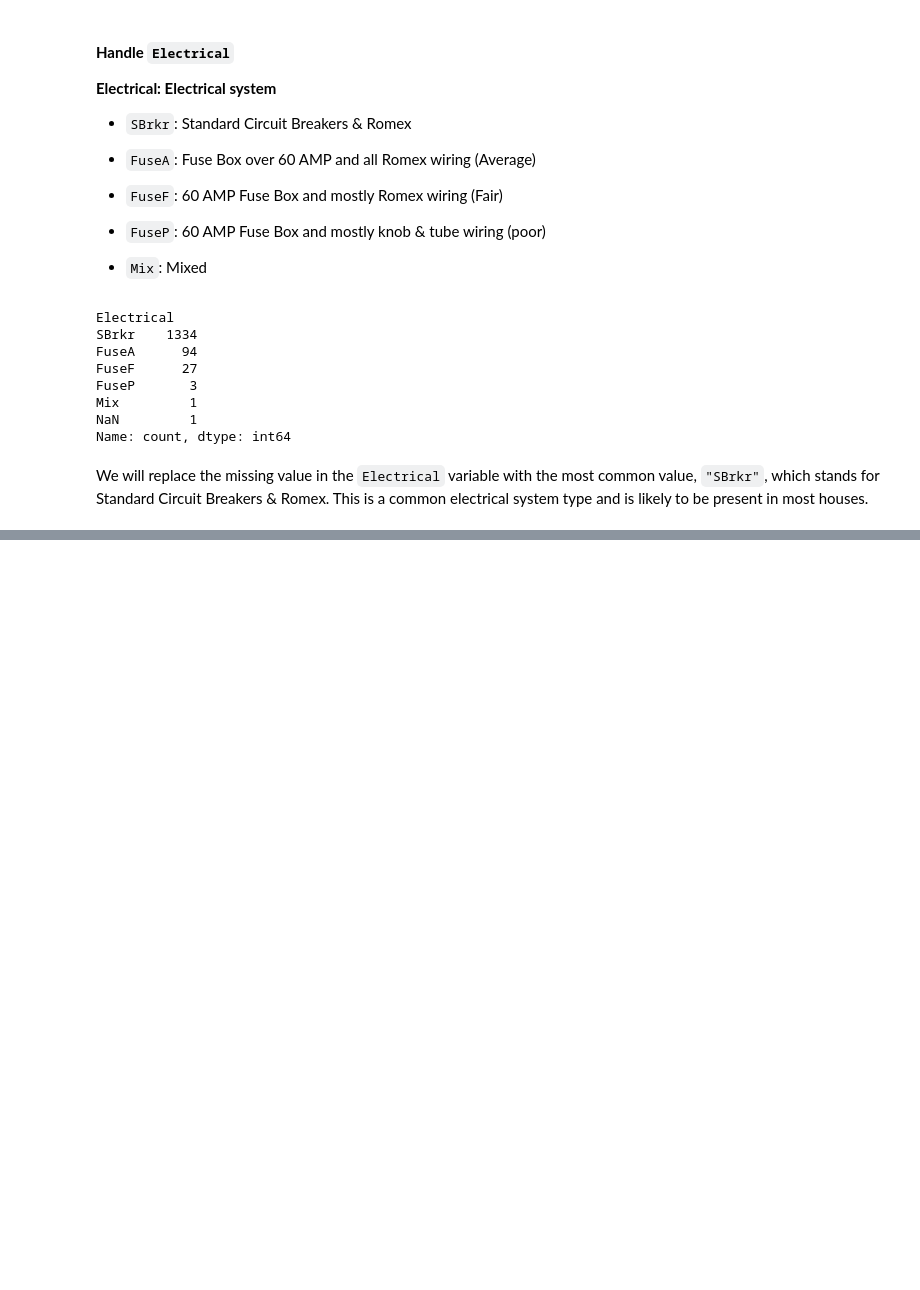
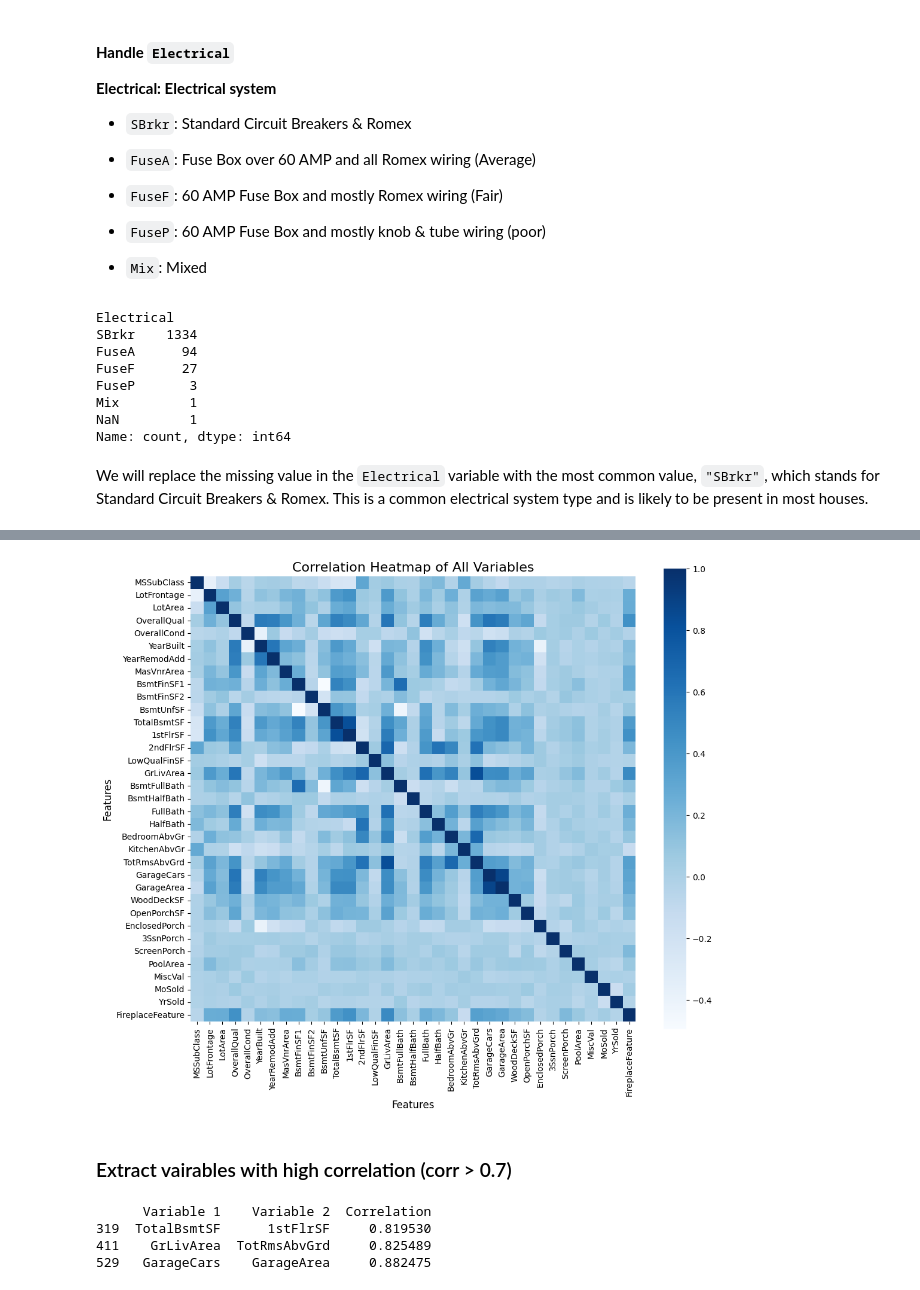
Before and after one commit to theodruilhe/project_maths_for_machine_learning, a Jupyter notebook: analysis.ipynb, the cells around one changed output, grey strips where cells are left out. Drawn from its saved outputs; the diff is of its cells as text; code cells hidden in the pictures; blank space fills up the shorter version.

Commit message:
feat: add feature engineering for quantitative variables

```diff
--- a/analysis.ipynb
+++ b/analysis.ipynb
@@ -947,0 +950,2 @@ train_cleaned['Electrical'] = train_cleaned['Electrical'].fillna(train_cleaned['
+# %%
+df = train_cleaned.copy()
@@ -947,0 +970,43 @@ train_cleaned['Electrical'] = train_cleaned['Electrical'].fillna(train_cleaned['
+# %%
+# Compute the correlation matrix excluding the target variable 'SalePrice'
+correlation_matrix = df.drop(columns=['SalePrice']).corr(numeric_only=True)
+
+# Set the size of the heatmap
+plt.figure(figsize=(12, 10))
+
+# Create the heatmap using seaborn
+sns.heatmap(
+    correlation_matrix,
+    cmap="Blues",  # Color scheme
+    cbar=True,  # Show color bar
+    square=True  # Make the heatmap square
+)
+
+# Add titles and labels
+plt.title('Correlation Heatmap of All Variables', fontsize=16)
+plt.xlabel('Features', fontsize=12)
+plt.ylabel('Features', fontsize=12)
+
+# Show the heatmap
+plt.show()
+# %% [output]
+[figure, added]
+# %% [markdown]
+### Extract vairables with high correlation (corr > 0.7)
+# %%
+# Extract upper triangle of the correlation matrix to avoid duplicate pairs
+upper_triangle = correlation_matrix.where(
+    np.triu(np.ones(correlation_matrix.shape), k=1).astype(bool)
+)
+
+# Find variable pairs with correlation greater than 0.5
+high_correlation_pairs = upper_triangle.stack().reset_index()
+high_correlation_pairs.columns = ['Variable 1', 'Variable 2', 'Correlation']
+high_correlation_pairs = high_correlation_pairs[high_correlation_pairs['Correlation'] > 0.7]
+
+print(high_correlation_pairs)
+# %% [output]
+      Variable 1    Variable 2  Correlation
+319  TotalBsmtSF      1stFlrSF     0.819530
+411    GrLivArea  TotRmsAbvGrd     0.825489
+529   GarageCars    GarageArea     0.882475
```
Also changed, not shown: parts of 24 cells of this notebook.
